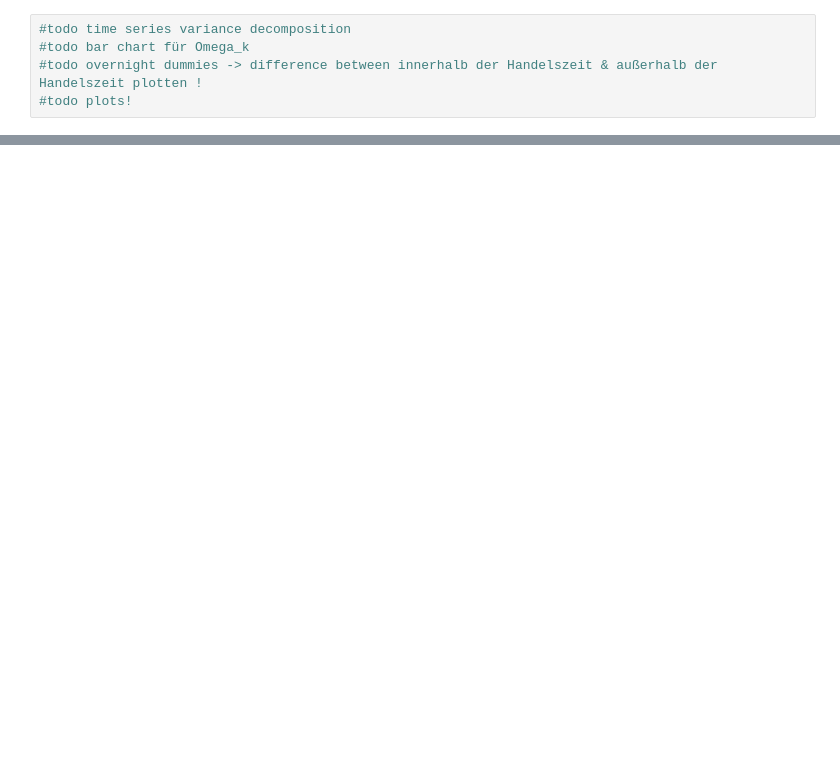
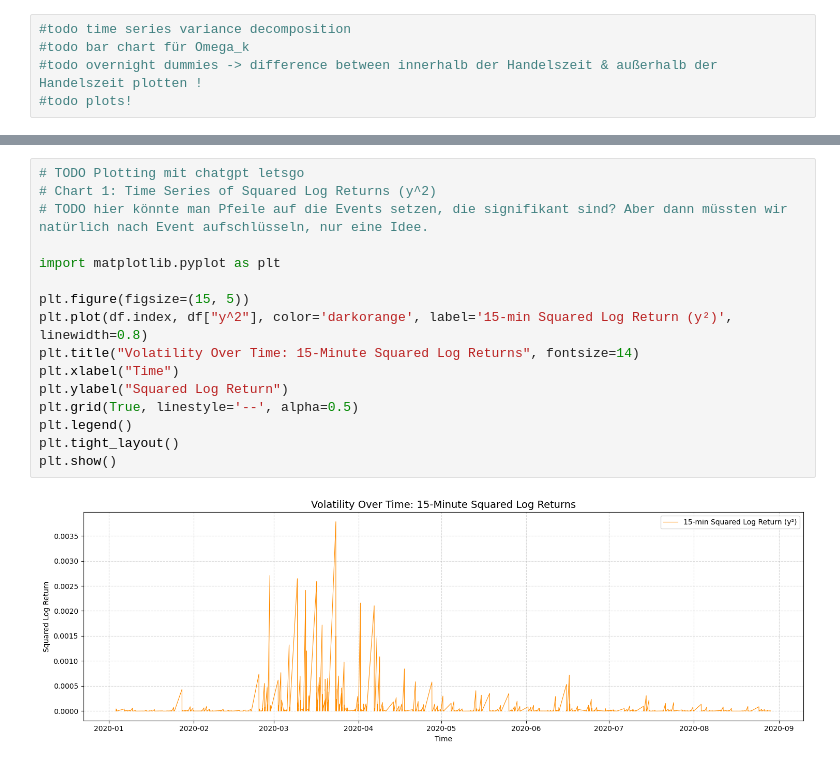
Before and after one commit to levmilarl/Financial_DS_focus_sessions, a Jupyter notebook: ÜB 5/main.ipynb, the cells around one changed output, grey strips where cells are left out. Saved outputs shown, nothing was run; the diff lists cells and outputs as text; blank space fills up the shorter version.

```diff
--- a/ÜB 5/main.ipynb
+++ b/ÜB 5/main.ipynb
@@ -418,0 +427,18 @@ dtype: float64
+# %%
+# TODO Plotting mit chatgpt letsgo
+# Chart 1: Time Series of Squared Log Returns (y^2)
+# TODO hier könnte man Pfeile auf die Events setzen, die signifikant sind? Aber dann müssten wir natürlich nach Event aufschlüsseln, nur eine Idee.
+
+import matplotlib.pyplot as plt
+
+plt.figure(figsize=(15, 5))
+plt.plot(df.index, df["y^2"], color='darkorange', label='15-min Squared Log Return (y²)', linewidth=0.8)
+plt.title("Volatility Over Time: 15-Minute Squared Log Returns", fontsize=14)
+plt.xlabel("Time")
+plt.ylabel("Squared Log Return")
+plt.grid(True, linestyle='--', alpha=0.5)
+plt.legend()
+plt.tight_layout()
+plt.show()
+# %% [output]
+[figure, added]
```
Also changed, not shown: parts of 10 cells of this notebook.
